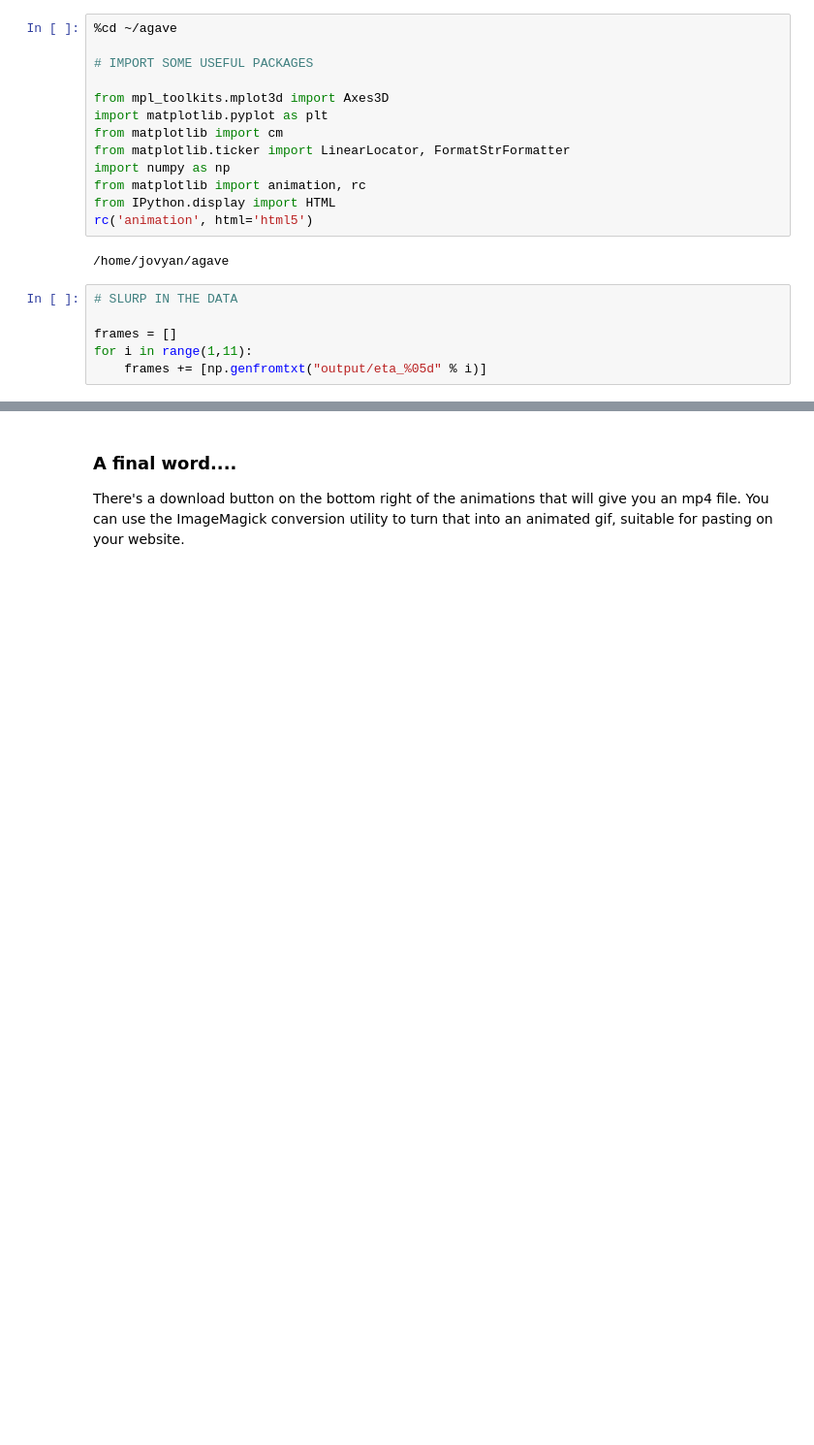
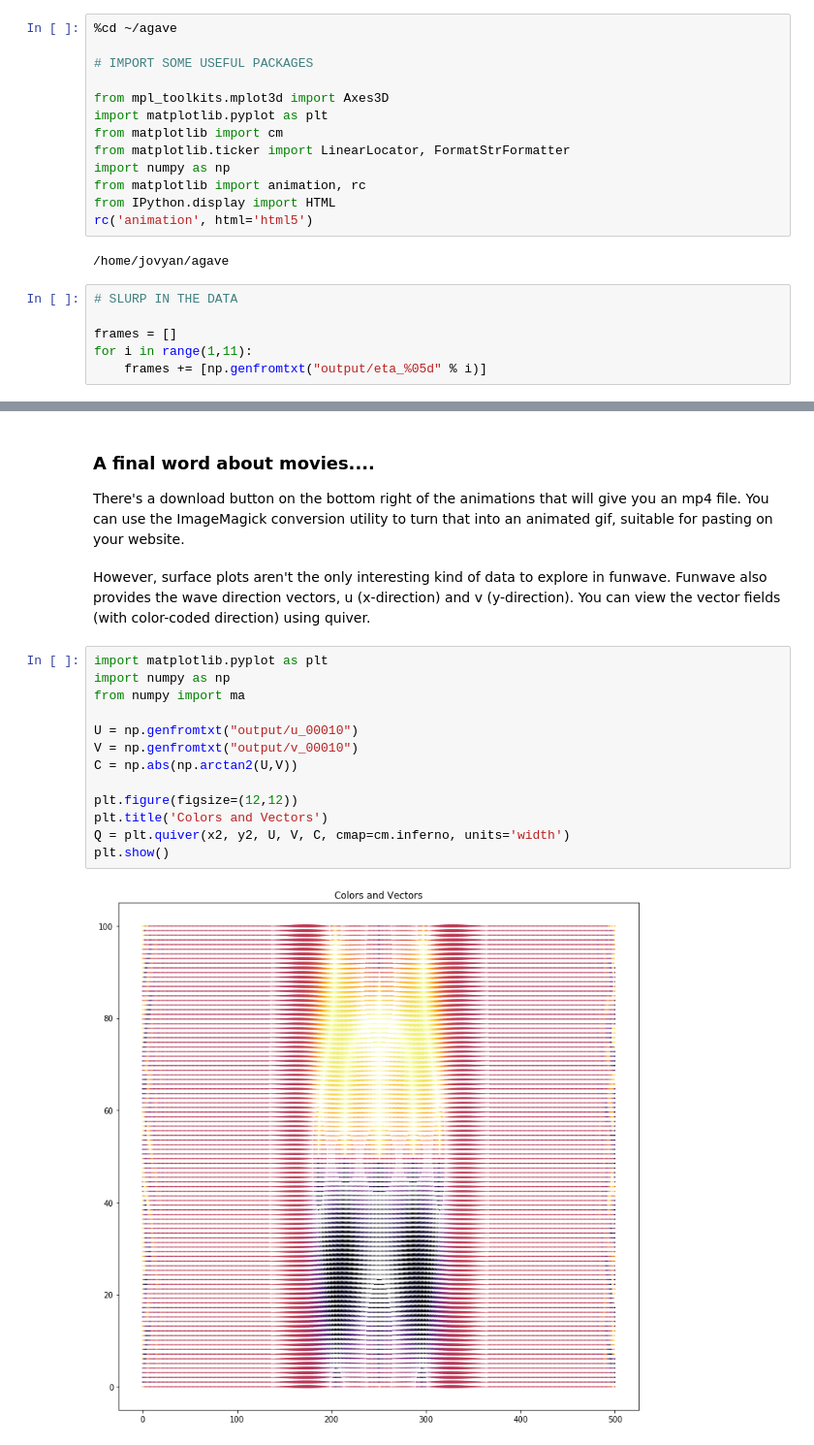
Before and after one commit to agaveplatform/sydney-2017-training, a Jupyter notebook: Visualization.ipynb, the cells around one changed output, grey strips where cells are left out. Shown at 97% size. Drawn from its saved outputs; the diff is of its cells as text; blank space fills up the shorter version.

Commit message:
New vis with vector plots

```diff
--- a/Visualization.ipynb
+++ b/Visualization.ipynb
@@ -88,5 +94,22 @@ HTML(anim.to_html5_video())
 # %% [output]
 [interactive output not drawn]
 # %% [markdown]
-<h3>A final word.... </h3>
+<h3>A final word about movies.... </h3>
 There's a download button on the bottom right of the animations that will give you an mp4 file. You can use the ImageMagick conversion utility to turn that into an animated gif, suitable for pasting on your website.
+# %% [markdown]
+However, surface plots aren't the only interesting kind of data to explore in funwave. Funwave also provides the wave direction vectors, u (x-direction) and v (y-direction). You can view the vector fields (with color-coded direction) using quiver.
+# %%
+import matplotlib.pyplot as plt
+import numpy as np
+from numpy import ma
+
+U = np.genfromtxt("output/u_00010")
+V = np.genfromtxt("output/v_00010")
+C = np.abs(np.arctan2(U,V))
+
+plt.figure(figsize=(12,12))
+plt.title('Colors and Vectors')
+Q = plt.quiver(x2, y2, U, V, C, cmap=cm.inferno, units='width')
+plt.show()
+# %% [output]
+[figure, added]
```
Also changed, not shown: parts of 4 cells of this notebook.
